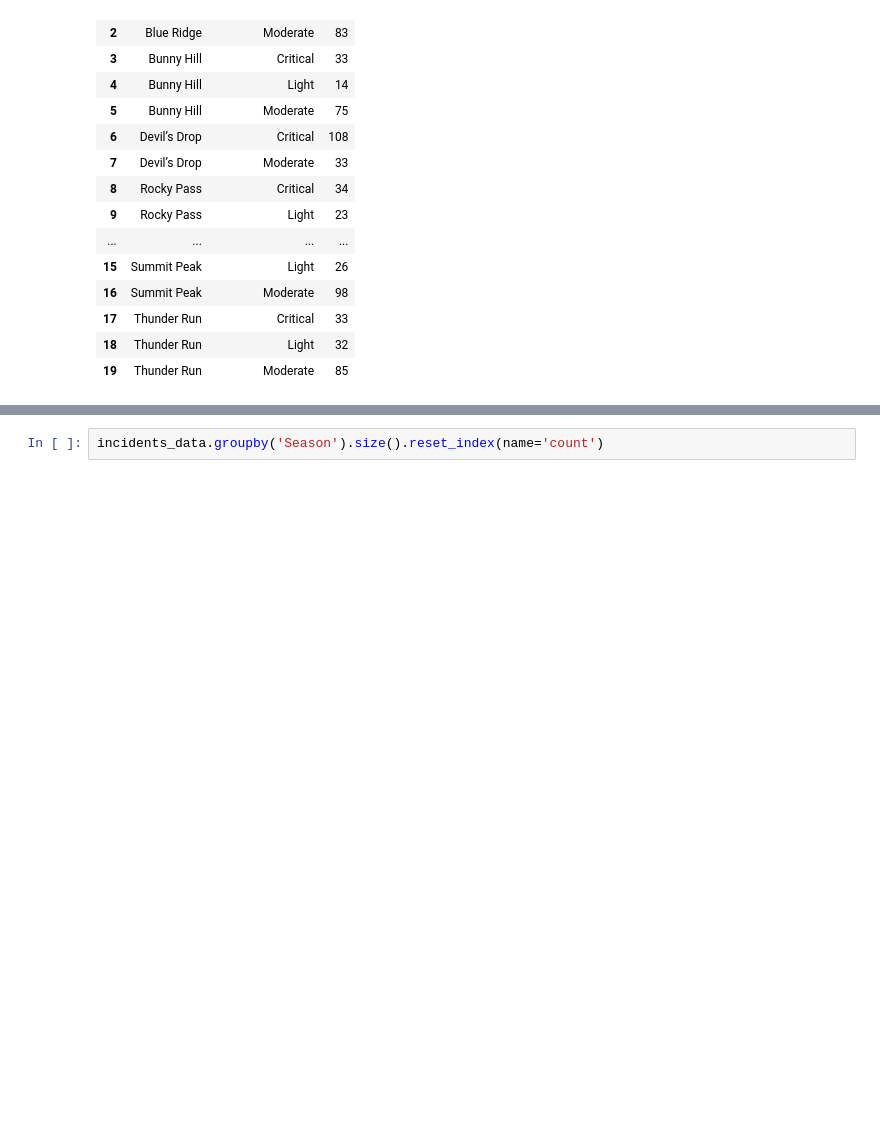
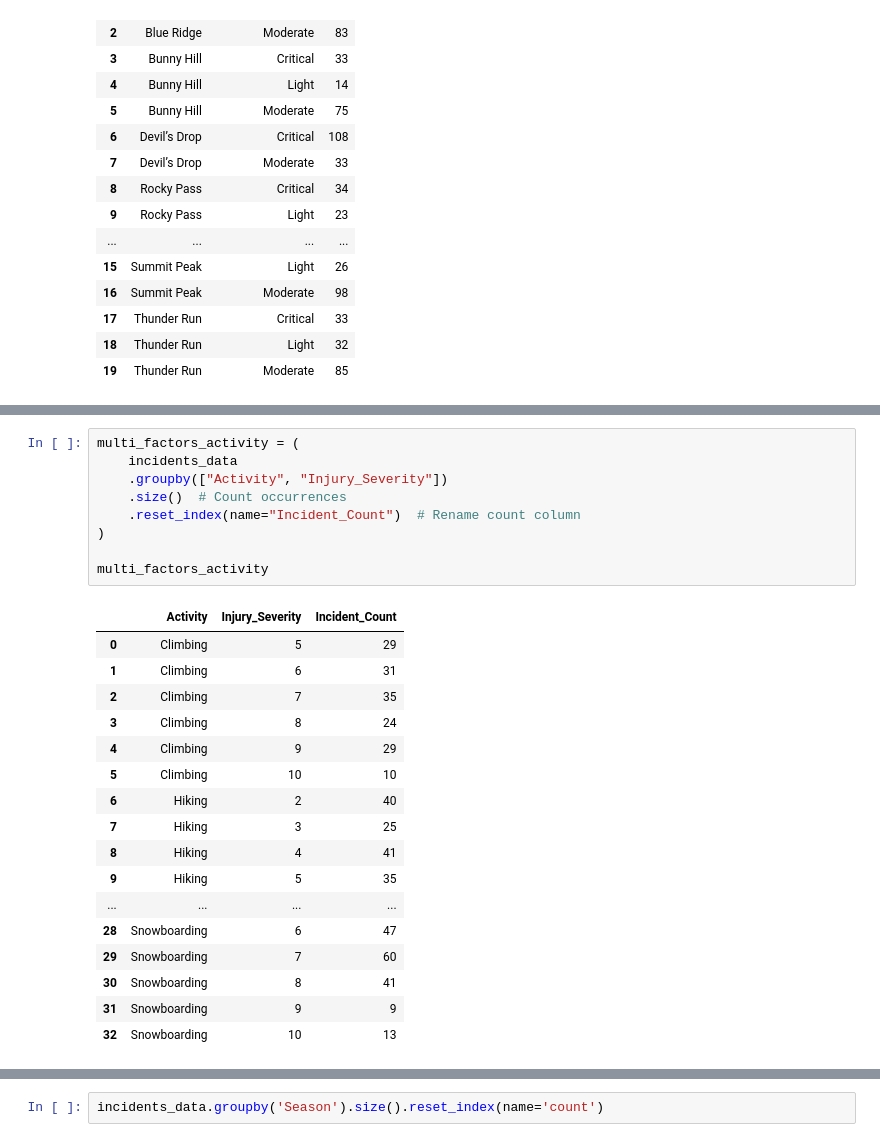
Before and after one commit to the-anh-hoang/bolt, a Jupyter notebook: My Lan analysis-Python.ipynb, the cells around one changed output, grey strips where cells are left out. Cells and saved outputs as stored; diff of their text form; blank space fills up the shorter version.

```diff
--- a/My Lan analysis-Python.ipynb
+++ b/My Lan analysis-Python.ipynb
@@ -129,0 +267,27 @@ severity_level_dist
+# %%
+multi_factors_activity = (
+    incidents_data
+    .groupby(["Activity", "Injury_Severity"])
+    .size()  # Count occurrences
+    .reset_index(name="Incident_Count")  # Rename count column
+)
+
+multi_factors_activity
+# %% [output]
+|  | Activity | Injury_Severity | Incident_Count |
+| 0 | Climbing | 5 | 29 |
+| 1 | Climbing | 6 | 31 |
+| 2 | Climbing | 7 | 35 |
+| 3 | Climbing | 8 | 24 |
+| 4 | Climbing | 9 | 29 |
+| 5 | Climbing | 10 | 10 |
+| 6 | Hiking | 2 | 40 |
+| 7 | Hiking | 3 | 25 |
+| 8 | Hiking | 4 | 41 |
+| 9 | Hiking | 5 | 35 |
+| ... | ... | ... | ... |
+| 28 | Snowboarding | 6 | 47 |
+| 29 | Snowboarding | 7 | 60 |
+| 30 | Snowboarding | 8 | 41 |
+| 31 | Snowboarding | 9 | 9 |
+| 32 | Snowboarding | 10 | 13 |
```
Also changed, not shown: parts of 10 cells of this notebook.
